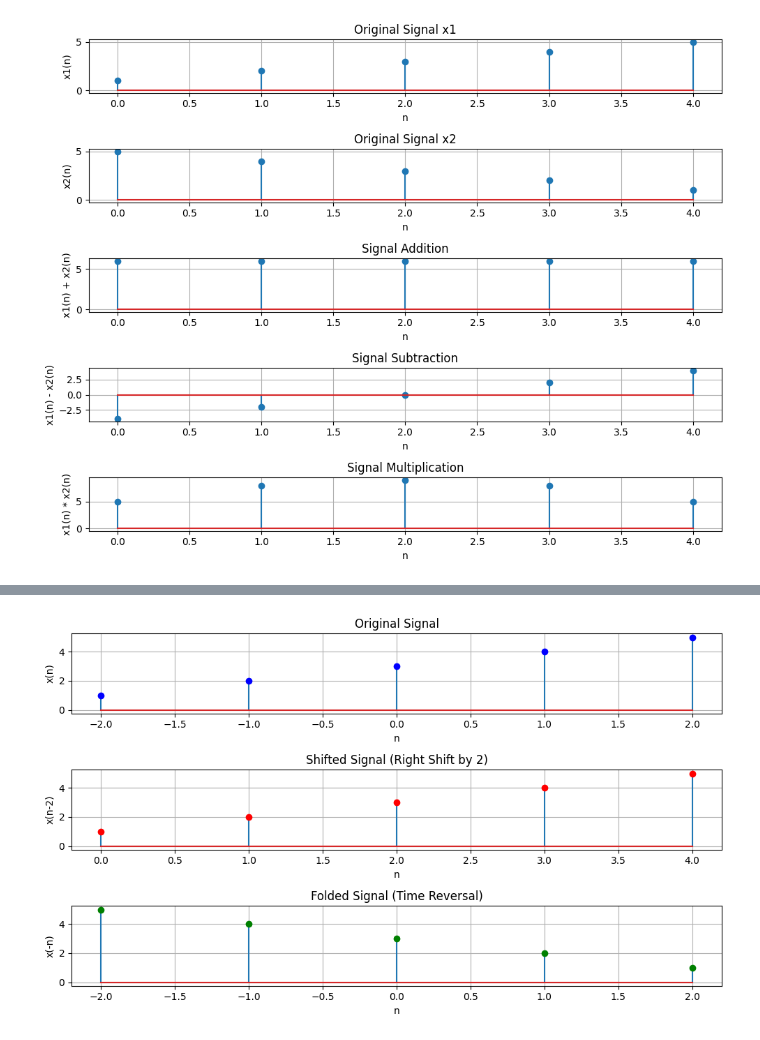
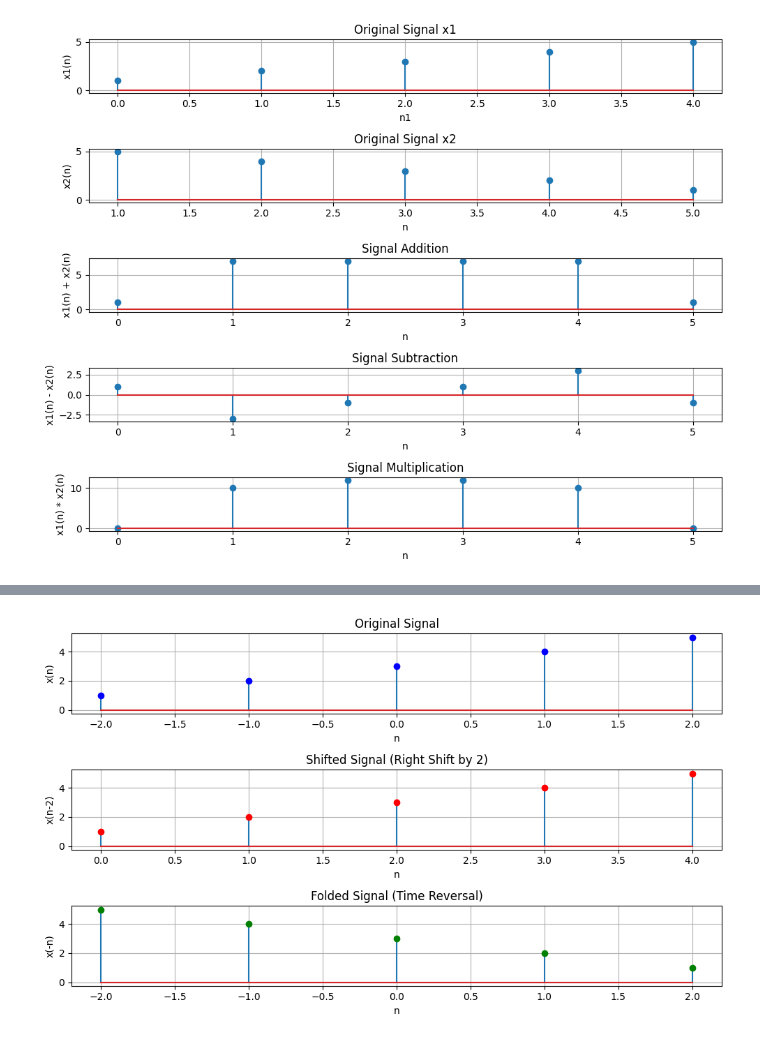
Before and after one commit to uzzal2200/B.Sc.-Engineering-in-Information-and-Communication-Engineering, a Jupyter notebook: Signal and System/signal_operation.ipynb, the cells around one changed output, grey strips where cells are left out. Cells and saved outputs as stored; diff of their text form; code cells hidden in the pictures.

```diff
--- a/Signal and System/signal_operation.ipynb
+++ b/Signal and System/signal_operation.ipynb
@@ -1,64 +32,75 @@
+# %%
+def signal_mul(x1, n1, x2, n2):
+    n_min = min(min(n1), min(n2))
+    n_max = max(max(n1), max(n2))
+    n = np.arange(n_min, n_max+1)
+
+    y1 = np.zeros(len(n))
+    y2 = np.zeros(len(n))
+
+    y1[np.isin(n, n1)] = x1
+    y2[np.isin(n, n2)] = x2
+    return y1*y2, n
 # %%
-import numpy as np
-import matplotlib.pyplot as plt
+
 
 # Define two signals
 x1 = np.array([1, 2, 3, 4, 5])  # First signal
 x2 = np.array([5, 4, 3, 2, 1])  # Second signal
 
-# Perform operations
-y_add = x1 + x2  # Addition
-y_sub = x1 - x2  # Subtraction
-y_mul = x1 * x2  # Multiplication
+# Define corresponding indices
+n1 = np.array([0, 1, 2, 3, 4])  # First signal index
+n2 = np.array([1, 2, 3, 4, 5])  # Second signal index
 
-# Define index range
-n = np.arange(len(x1))
 
+x_add, n_add = signal_add(x1, n1, x2, n2)
+x_sub, n_sub = signal_sub(x1, n1, x2, n2)
+x_mul, n_mul = signal_mul(x1,n1,x2,n2)
 # Create a figure
 plt.figure(figsize=(10, 8))
 
 # Plot Original Signal x1
 plt.subplot(5, 1, 1)
-plt.stem(n, x1)
+plt.stem(n1, x1)
 plt.title('Original Signal x1')
-plt.xlabel('n')
+plt.xlabel('n1')
 plt.ylabel('x1(n)')
 plt.grid(True)
 
 # Plot Original Signal x2
 plt.subplot(5, 1, 2)
-plt.stem(n, x2)
+plt.stem(n2, x2)
 plt.title('Original Signal x2')
 plt.xlabel('n')
 plt.ylabel('x2(n)')
 plt.grid(True)
 
 # Plot Addition
 plt.subplot(5, 1, 3)
-plt.stem(n, y_add)
+plt.stem(n_add,x_add)
 plt.title('Signal Addition')
 plt.xlabel('n')
 plt.ylabel('x1(n) + x2(n)')
 plt.grid(True)
 
 # Plot Subtraction
 plt.subplot(5, 1, 4)
-plt.stem(n, y_sub)
+plt.stem(n_sub, x_sub)
 plt.title('Signal Subtraction')
 plt.xlabel('n')
 plt.ylabel('x1(n) - x2(n)')
 plt.grid(True)
 
 # Plot Multiplication
 plt.subplot(5, 1, 5)
-plt.stem(n, y_mul)
+plt.stem(n_mul, x_mul)
 plt.title('Signal Multiplication')
 plt.xlabel('n')
 plt.ylabel('x1(n) * x2(n)')
 plt.grid(True)
 
 # Adjust layout
 plt.tight_layout()
 plt.show()
 # %% [output]
-[figure, old version]
+[figure, new version]
```
Also changed, not shown: parts of 5 cells of this notebook, 20 other files.
